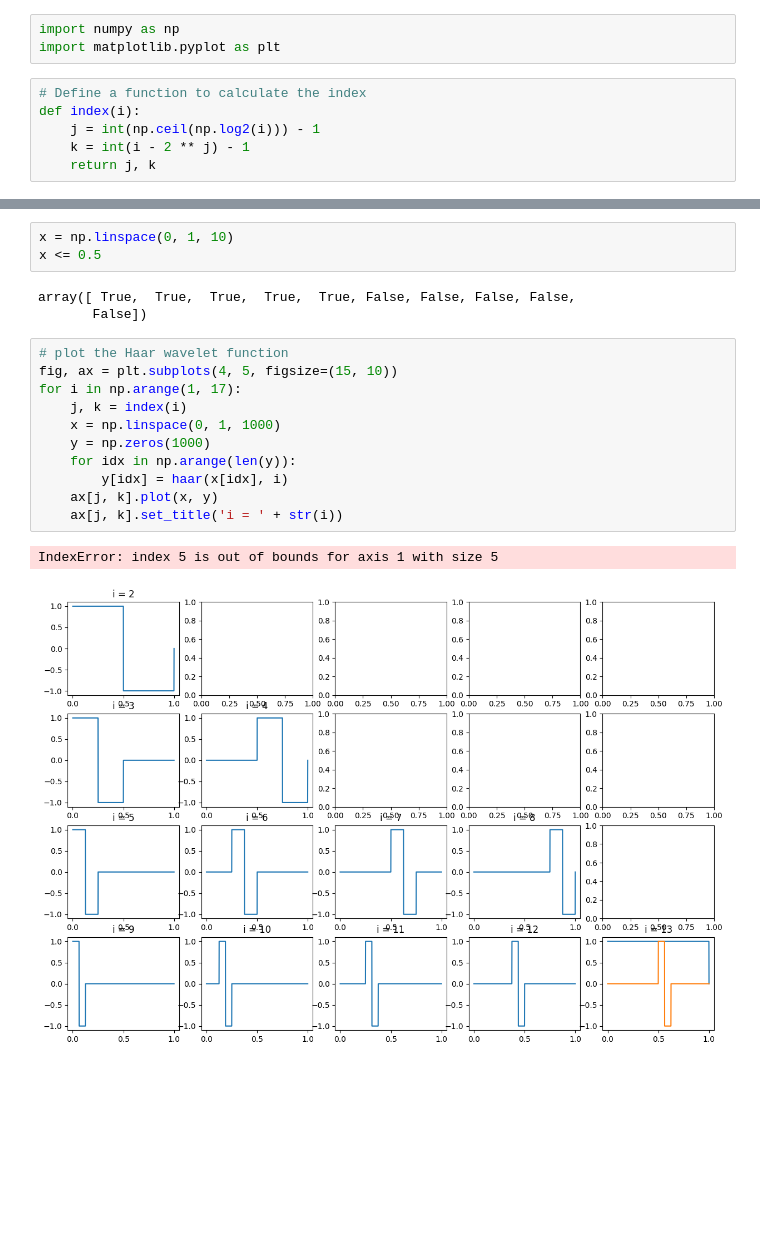
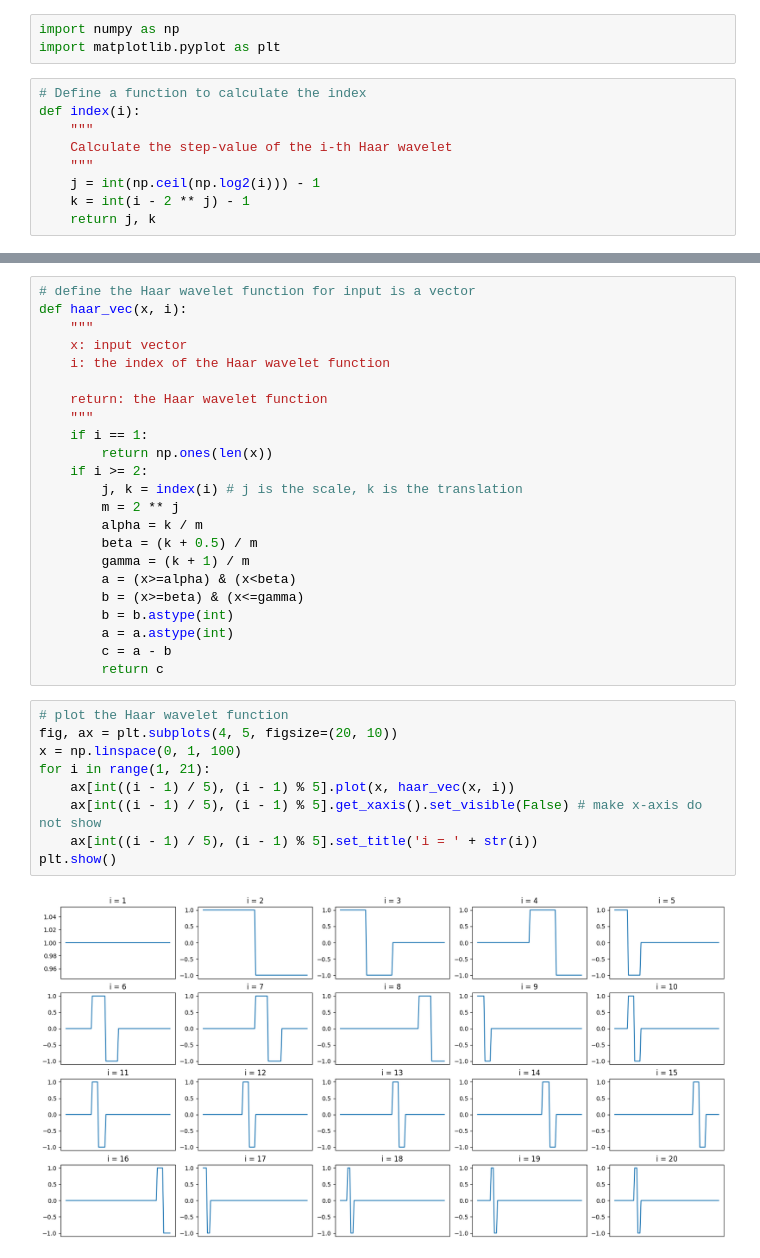
Before and after one commit to kabio05/HOHWM_Integral_Equations, a Jupyter notebook: HOHWM.ipynb, the cells around one changed output, grey strips where cells are left out. Saved outputs shown, nothing was run; the diff lists cells and outputs as text; blank space fills up the shorter version.

Commit message:
Implementation of Haar wavelet function

```diff
--- a/HOHWM.ipynb
+++ b/HOHWM.ipynb
@@ -4,6 +4,9 @@ import matplotlib.pyplot as plt
 # %%
 # Define a function to calculate the index
 def index(i):
+    """
+    Calculate the step-value of the i-th Haar wavelet
+    """
     j = int(np.ceil(np.log2(i))) - 1
     k = int(i - 2 ** j) - 1
     return j, k
@@ -27,23 +36,37 @@ def haar(x, i):
             return -1
         else:
             return 0
-# %%
-x = np.linspace(0, 1, 10)
-x <= 0.5
-# %% [output]
-array([ True,  True,  True,  True,  True, False, False, False, False,
-       False])
+# %%
+# define the Haar wavelet function for input is a vector
+def haar_vec(x, i):
+    """
+    x: input vector
+    i: the index of the Haar wavelet function
+
+    return: the Haar wavelet function
+    """
+    if i == 1:
+        return np.ones(len(x))
+    if i >= 2:
+        j, k = index(i) # j is the scale, k is the translation
+        m = 2 ** j
+        alpha = k / m
+        beta = (k + 0.5) / m
+        gamma = (k + 1) / m
+        a = (x>=alpha) & (x<beta)
+        b = (x>=beta) & (x<=gamma)
+        b = b.astype(int)
+        a = a.astype(int)
+        c = a - b
+        return c
 # %%
 # plot the Haar wavelet function
-fig, ax = plt.subplots(4, 5, figsize=(15, 10))
-for i in np.arange(1, 17):
-    j, k = index(i)
-    x = np.linspace(0, 1, 1000)
-    y = np.zeros(1000)
-    for idx in np.arange(len(y)):
-        y[idx] = haar(x[idx], i)
-    ax[j, k].plot(x, y)
-    ax[j, k].set_title('i = ' + str(i))
+fig, ax = plt.subplots(4, 5, figsize=(20, 10))
+x = np.linspace(0, 1, 100)
+for i in range(1, 21):
+    ax[int((i - 1) / 5), (i - 1) % 5].plot(x, haar_vec(x, i))
+    ax[int((i - 1) / 5), (i - 1) % 5].get_xaxis().set_visible(False) # make x-axis do not show
+    ax[int((i - 1) / 5), (i - 1) % 5].set_title('i = ' + str(i))
+plt.show()
 # %% [output]
-IndexError: index 5 is out of bounds for axis 1 with size 5
-[figure, old version]
+[figure, new version]
```
Also changed, not shown: parts of 2 cells of this notebook.
